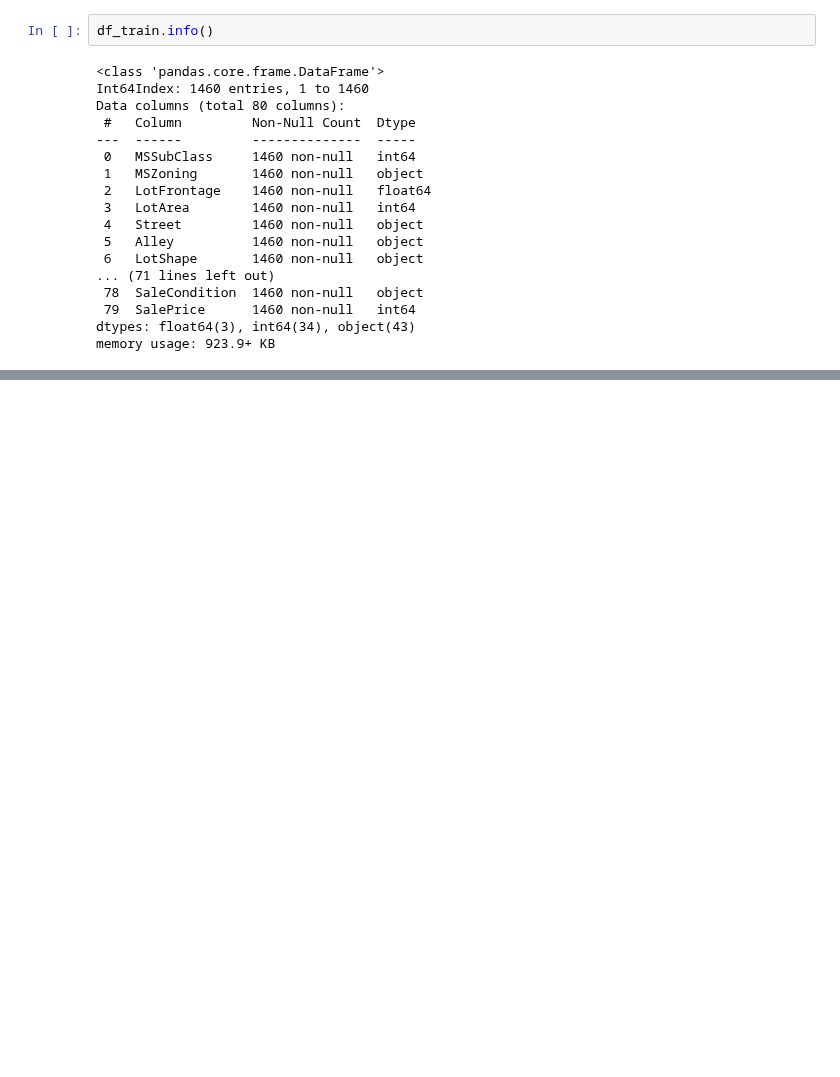
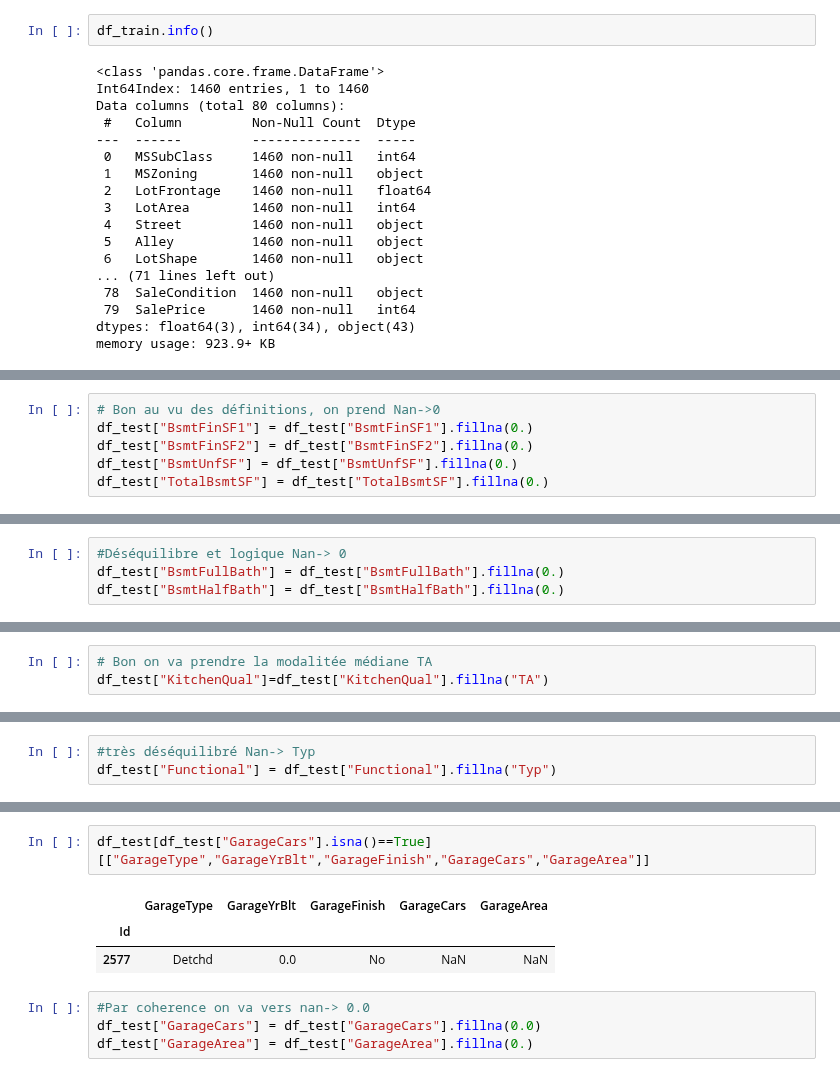
Before and after one commit to brunobou/projet_personnel, a Jupyter notebook: kaggle_house_price/first_look.ipynb, the cells around one changed output, grey strips where cells are left out. Drawn from its saved outputs; the diff is of its cells as text; blank space fills up the shorter version.

```diff
--- a/kaggle_house_price/first_look.ipynb
+++ b/kaggle_house_price/first_look.ipynb
@@ -363,0 +486,6 @@ df_train.describe()
+# %%
+# Bon au vu des définitions, on prend Nan->0
+df_test["BsmtFinSF1"] = df_test["BsmtFinSF1"].fillna(0.)
+df_test["BsmtFinSF2"] = df_test["BsmtFinSF2"].fillna(0.)
+df_test["BsmtUnfSF"] = df_test["BsmtUnfSF"].fillna(0.)
+df_test["TotalBsmtSF"] = df_test["TotalBsmtSF"].fillna(0.)
@@ -363,0 +509,4 @@ df_train.describe()
+# %%
+#Déséquilibre et logique Nan-> 0
+df_test["BsmtFullBath"] = df_test["BsmtFullBath"].fillna(0.)
+df_test["BsmtHalfBath"] = df_test["BsmtHalfBath"].fillna(0.)
@@ -363,0 +521,3 @@ df_train.describe()
+# %%
+# Bon on va prendre la modalitée médiane TA
+df_test["KitchenQual"]=df_test["KitchenQual"].fillna("TA")
@@ -363,0 +536,3 @@ df_train.describe()
+# %%
+#très déséquilibré Nan-> Typ
+df_test["Functional"] = df_test["Functional"].fillna("Typ")
@@ -363,0 +570,10 @@ df_train.describe()
+# %%
+df_test[df_test["GarageCars"].isna()==True][["GarageType","GarageYrBlt","GarageFinish","GarageCars","GarageArea"]]
+# %% [output]
+|  | GarageType | GarageYrBlt | GarageFinish | GarageCars | GarageArea |
+| Id |  |  |  |  |  |
+| 2577 | Detchd | 0.0 | No | NaN | NaN |
+# %%
+#Par coherence on va vers nan-> 0.0
+df_test["GarageCars"] = df_test["GarageCars"].fillna(0.0)
+df_test["GarageArea"] = df_test["GarageArea"].fillna(0.)
```
Also changed, not shown: parts of 24 cells of this notebook.
